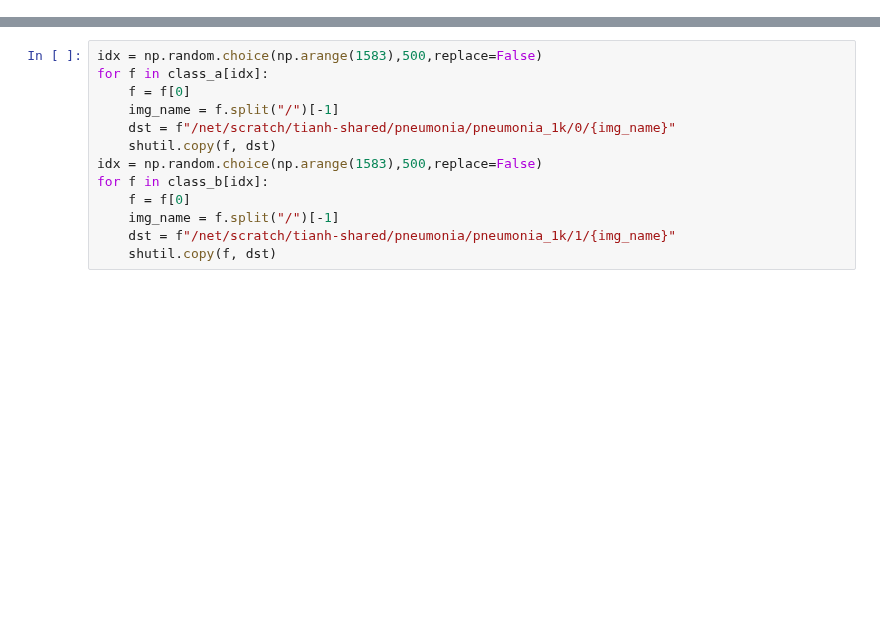
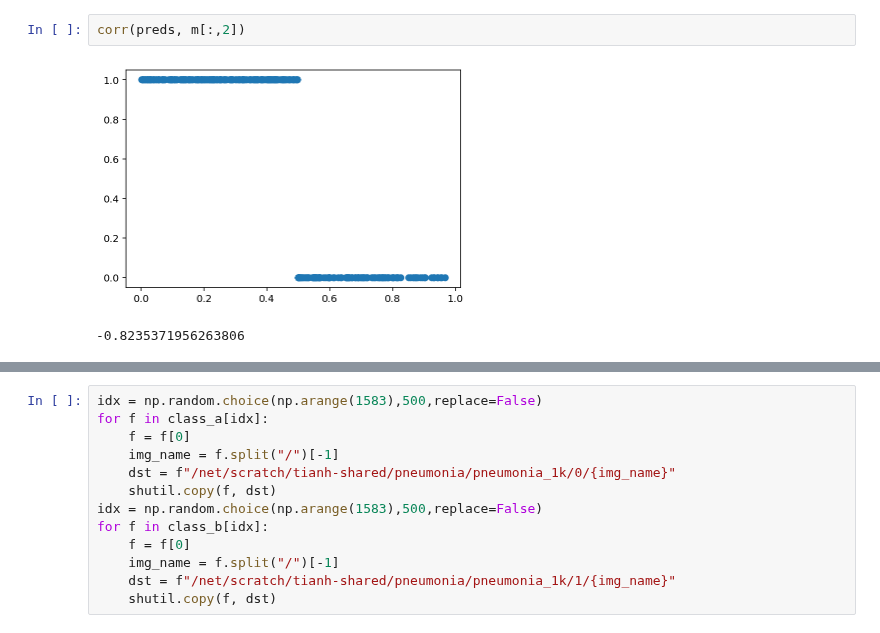
Before and after one commit to harry-tian/ai-driven-tutorial, a Jupyter notebook: scratch.ipynb, the cells around one changed output, grey strips where cells are left out. Cells and saved outputs as stored; diff of their text form; blank space fills up the shorter version.

```diff
--- a/scratch.ipynb
+++ b/scratch.ipynb
@@ -30,0 +102,5 @@ class_b = all[1583:]
+# %%
+corr(preds, m[:,2])
+# %% [output]
+[figure, added]
+-0.8235371956263806
```
Also changed, not shown: parts of 12 cells of this notebook, 9 other files.
